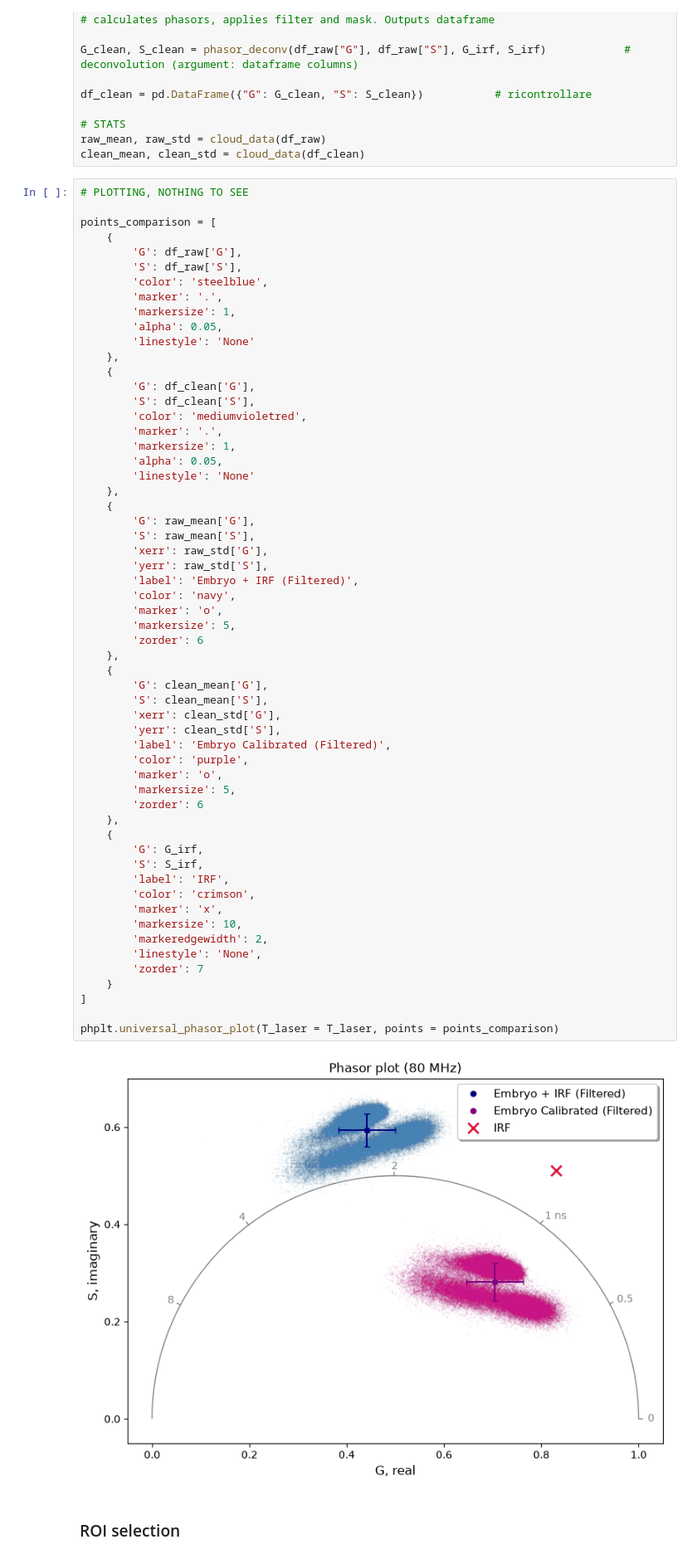
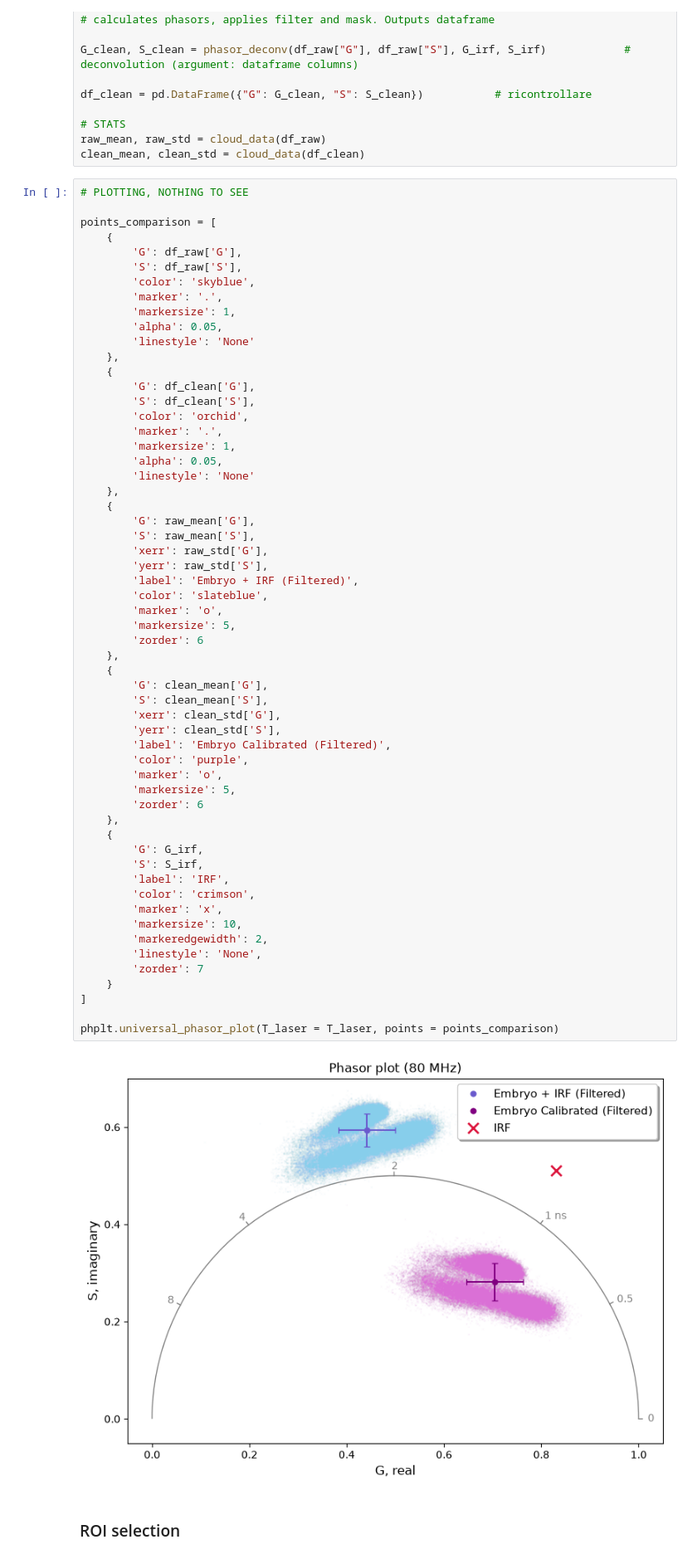
Before and after one commit to BotSas/Tesi_2026, a Jupyter notebook: main.ipynb, the cells around one changed output. Shown at 83% size. Cells and saved outputs as stored; diff of their text form.

```diff
--- a/main.ipynb
+++ b/main.ipynb
@@ -1079,7 +1079,7 @@ points_comparison = [
     {
         'G': df_raw['G'],
         'S': df_raw['S'],
-        'color': 'steelblue',
+        'color': 'skyblue',
         'marker': '.',
         'markersize': 1,
         'alpha': 0.05,
@@ -1088,7 +1088,7 @@ points_comparison = [
     {
         'G': df_clean['G'],
         'S': df_clean['S'],
-        'color': 'mediumvioletred',
+        'color': 'orchid',
         'marker': '.',
         'markersize': 1,
         'alpha': 0.05,
@@ -1100,38 +1100,38 @@ points_comparison = [
         'xerr': raw_std['G'],
         'yerr': raw_std['S'],
         'label': 'Embryo + IRF (Filtered)',
-        'color': 'navy',
+        'color': 'slateblue',
         'marker': 'o',
         'markersize': 5,
         'zorder': 6
     },
     {
         'G': clean_mean['G'],
         'S': clean_mean['S'],
         'xerr': clean_std['G'],
         'yerr': clean_std['S'],
         'label': 'Embryo Calibrated (Filtered)',
         'color': 'purple',
         'marker': 'o',
         'markersize': 5,
         'zorder': 6
     },
     {
         'G': G_irf,
         'S': S_irf,
         'label': 'IRF',
         'color': 'crimson',
         'marker': 'x',
         'markersize': 10,
         'markeredgewidth': 2,
         'linestyle': 'None',
         'zorder': 7
     }
 ]
 
 phplt.universal_phasor_plot(T_laser = T_laser, points = points_comparison)
 # %% [output]
-[figure, old version]
+[figure, new version]
 # %% [markdown]
 <h3> ROI  selection
 # %% [markdown]
```
Also changed, not shown: parts of 16 cells of this notebook, 4 other files.
